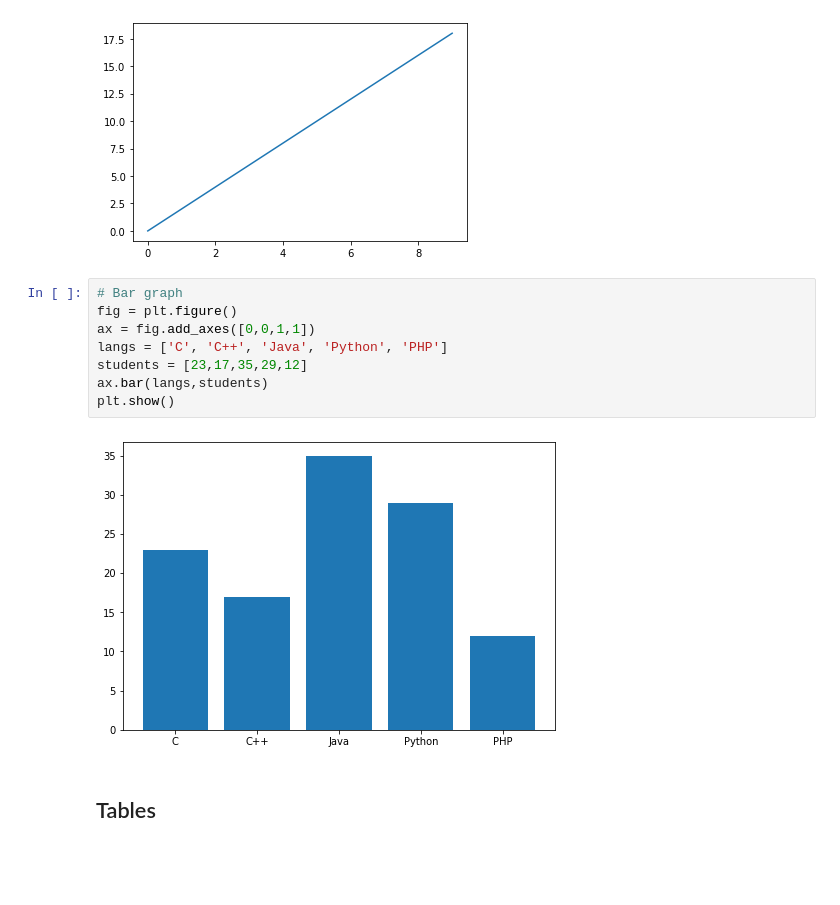
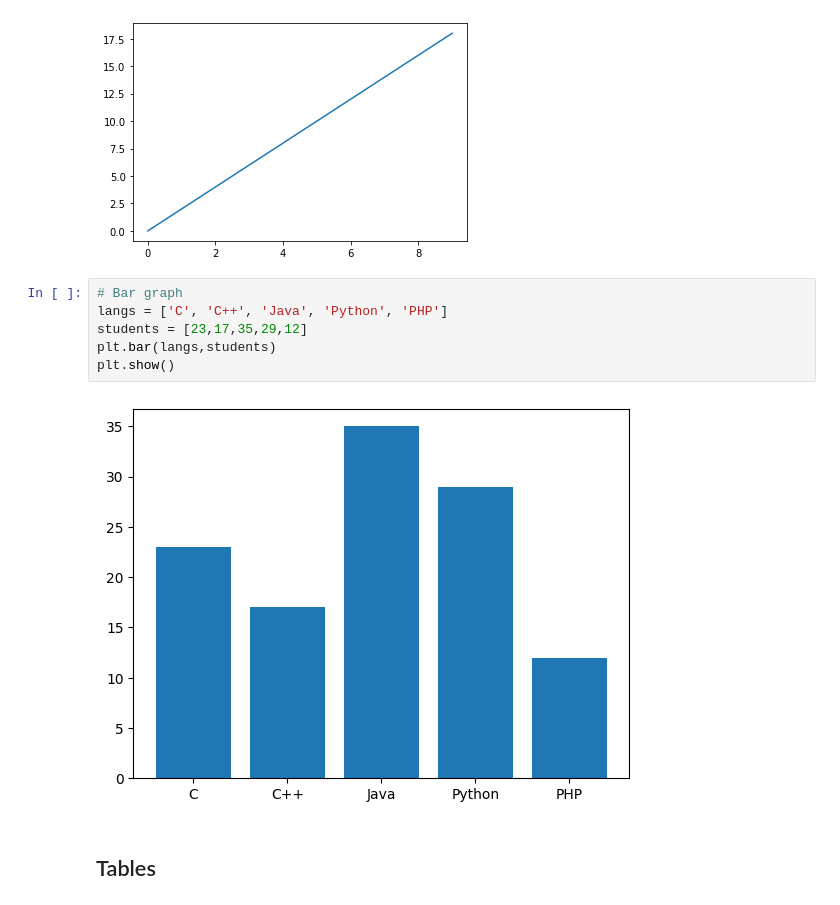
Before and after one commit to BYU-CS-472/CS472, a Jupyter notebook: Tutorial.ipynb, the cells around one changed output. Drawn from its saved outputs; the diff is of its cells as text; blank space fills up the shorter version.

```diff
--- a/Tutorial.ipynb
+++ b/Tutorial.ipynb
@@ -182,14 +150,12 @@ plt.show()
 [figure]
 # %%
 # Bar graph
-fig = plt.figure()
-ax = fig.add_axes([0,0,1,1])
 langs = ['C', 'C++', 'Java', 'Python', 'PHP']
 students = [23,17,35,29,12]
-ax.bar(langs,students)
+plt.bar(langs,students)
 plt.show()
 # %% [output]
-[figure, old version]
+[figure, new version]
 # %% [markdown]
 ## Tables
 # %% [markdown]
```
Also changed, not shown: parts of 10 cells of this notebook.
